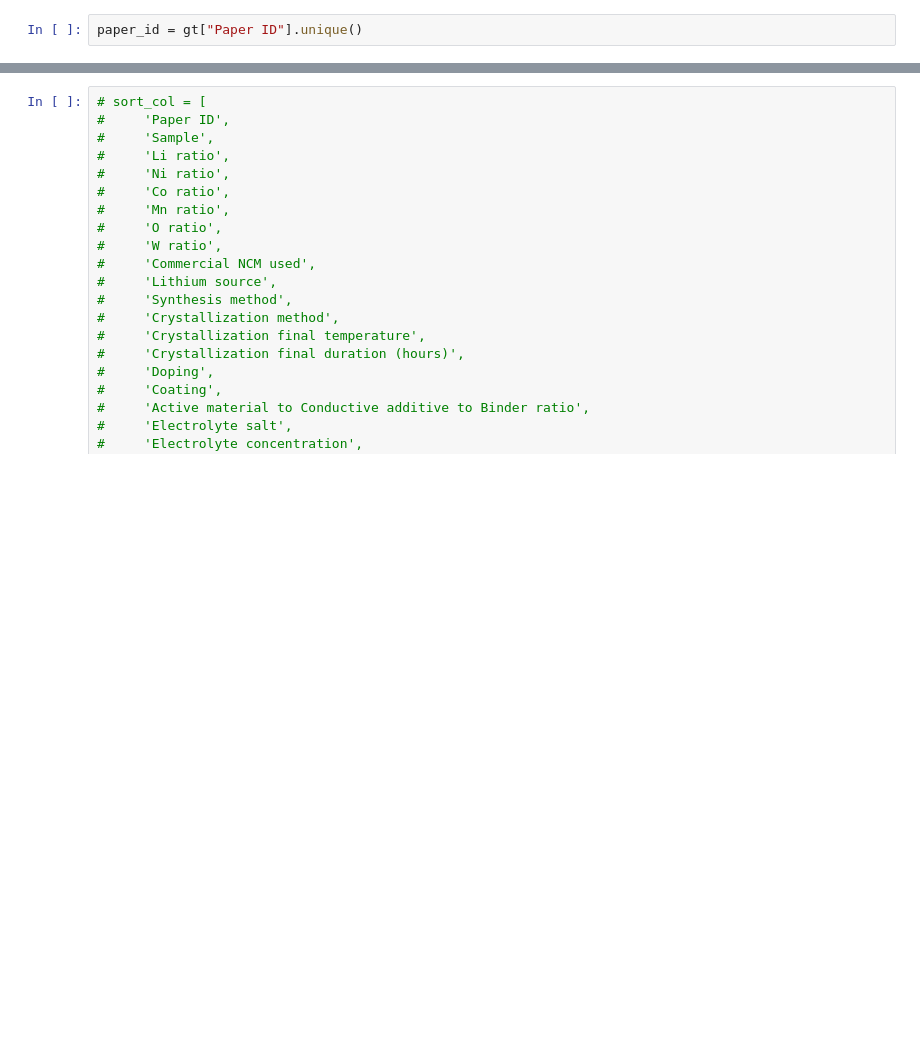
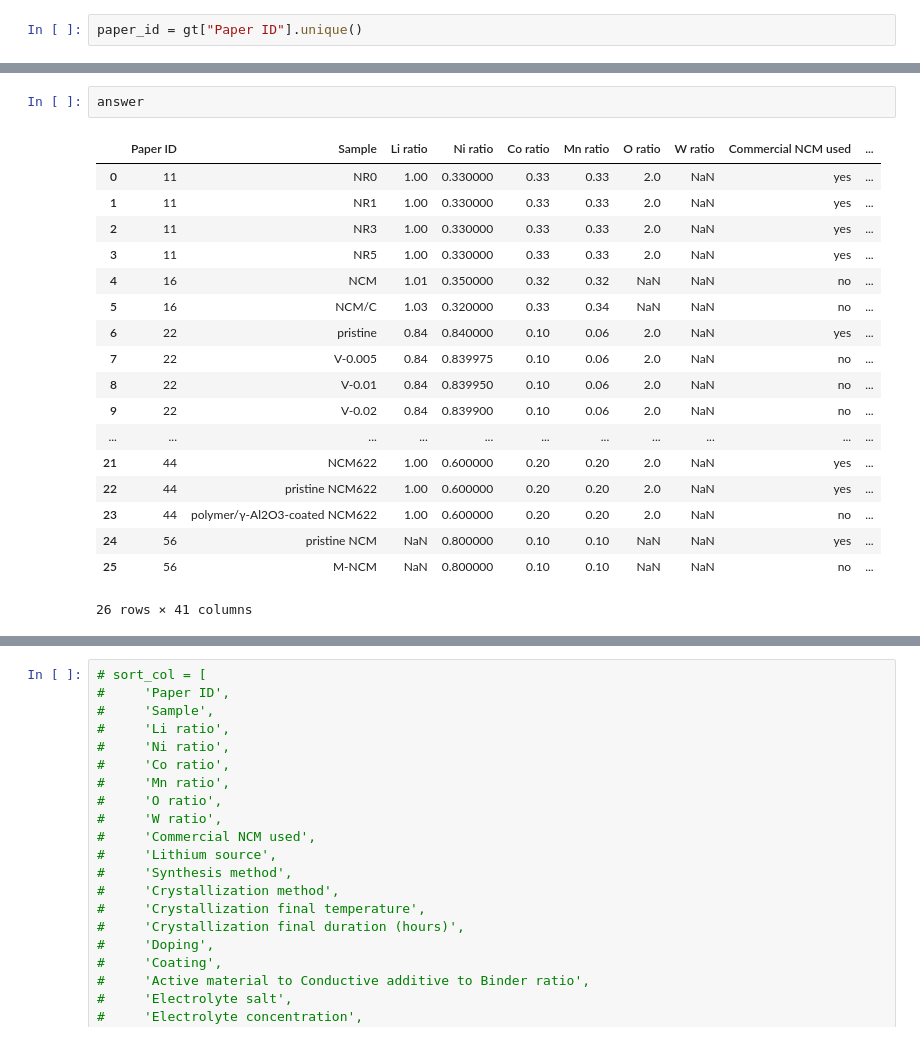
Before and after one commit to AIFFEL-VOLTAI/VOLTAI, a Jupyter notebook: accuracy.ipynb, the cells around one changed output, grey strips where cells are left out. Saved outputs shown, nothing was run; the diff lists cells and outputs as text; blank space fills up the shorter version.

```diff
--- a/accuracy.ipynb
+++ b/accuracy.ipynb
@@ -228,0 +264,21 @@ sort_col = [
+# %%
+answer
+# %% [output]
+|  | Paper ID | Sample | Li ratio | Ni ratio | Co ratio | Mn ratio | O ratio | W ratio | Commercial NCM used | ... |
+| 0 | 11 | NR0 | 1.00 | 0.330000 | 0.33 | 0.33 | 2.0 | NaN | yes | ... |
+| 1 | 11 | NR1 | 1.00 | 0.330000 | 0.33 | 0.33 | 2.0 | NaN | yes | ... |
+| 2 | 11 | NR3 | 1.00 | 0.330000 | 0.33 | 0.33 | 2.0 | NaN | yes | ... |
+| 3 | 11 | NR5 | 1.00 | 0.330000 | 0.33 | 0.33 | 2.0 | NaN | yes | ... |
+| 4 | 16 | NCM | 1.01 | 0.350000 | 0.32 | 0.32 | NaN | NaN | no | ... |
+| 5 | 16 | NCM/C | 1.03 | 0.320000 | 0.33 | 0.34 | NaN | NaN | no | ... |
+| 6 | 22 | pristine | 0.84 | 0.840000 | 0.10 | 0.06 | 2.0 | NaN | yes | ... |
+| 7 | 22 | V-0.005 | 0.84 | 0.839975 | 0.10 | 0.06 | 2.0 | NaN | no | ... |
+| 8 | 22 | V-0.01 | 0.84 | 0.839950 | 0.10 | 0.06 | 2.0 | NaN | no | ... |
+| 9 | 22 | V-0.02 | 0.84 | 0.839900 | 0.10 | 0.06 | 2.0 | NaN | no | ... |
+| ... | ... | ... | ... | ... | ... | ... | ... | ... | ... | ... |
+| 21 | 44 | NCM622 | 1.00 | 0.600000 | 0.20 | 0.20 | 2.0 | NaN | yes | ... |
+| 22 | 44 | pristine NCM622 | 1.00 | 0.600000 | 0.20 | 0.20 | 2.0 | NaN | yes | ... |
+| 23 | 44 | polymer/γ-Al2O3-coated NCM622 | 1.00 | 0.600000 | 0.20 | 0.20 | 2.0 | NaN | no | ... |
+| 24 | 56 | pristine NCM | NaN | 0.800000 | 0.10 | 0.10 | NaN | NaN | yes | ... |
+| 25 | 56 | M-NCM | NaN | 0.800000 | 0.10 | 0.10 | NaN | NaN | no | ... |
+26 rows × 41 columns
```
Also changed, not shown: parts of 24 cells of this notebook, 6 other files.
